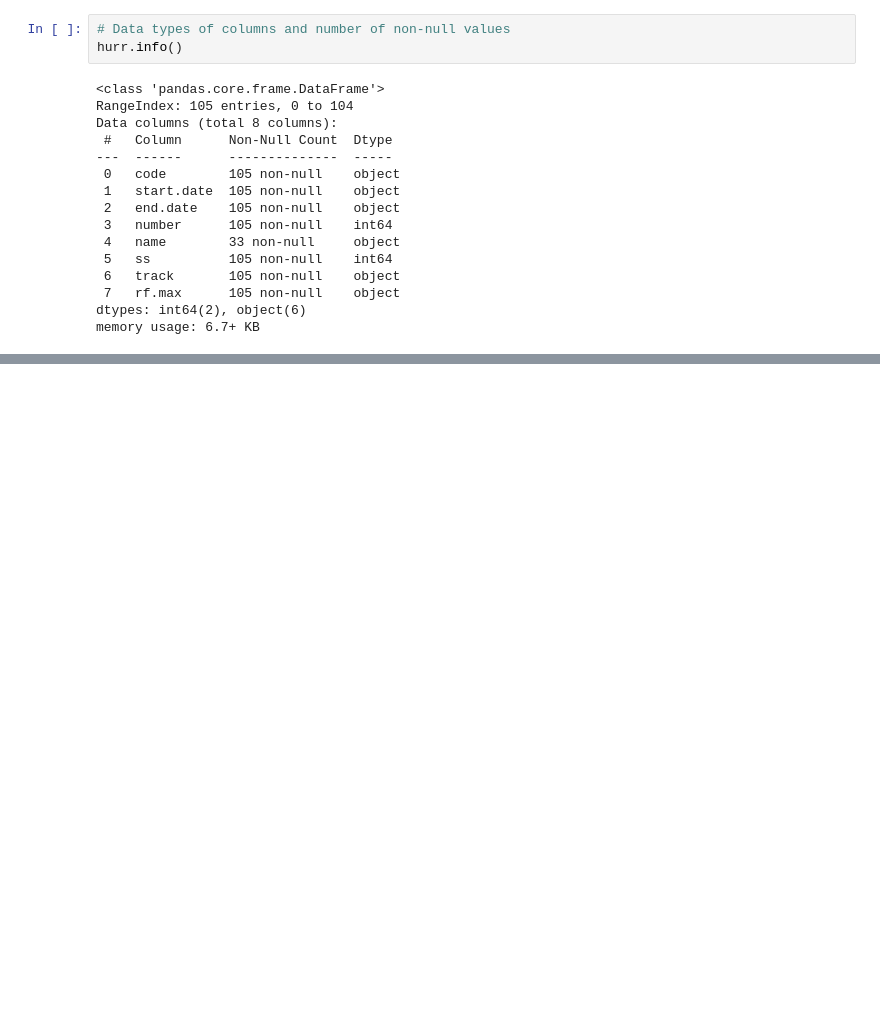
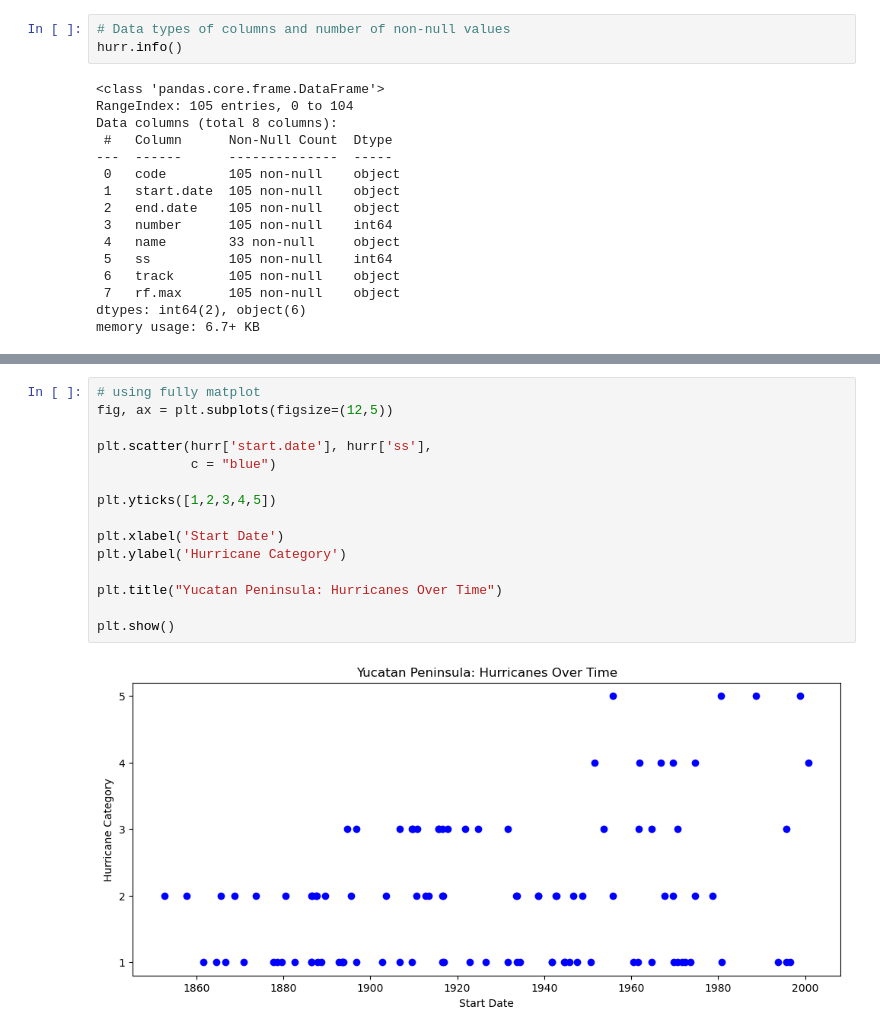
Before and after one commit to sofiasarak/eds220-sections, a Jupyter notebook: section-4-yucatan-hurricanes.ipynb, the cells around one changed output, grey strips where cells are left out. Cells and saved outputs as stored; diff of their text form; blank space fills up the shorter version.

```diff
--- a/section-4-yucatan-hurricanes.ipynb
+++ b/section-4-yucatan-hurricanes.ipynb
@@ -67,0 +198,17 @@ memory usage: 6.7+ KB
+# %%
+# using fully matplot
+fig, ax = plt.subplots(figsize=(12,5))
+
+plt.scatter(hurr['start.date'], hurr['ss'],
+            c = "blue")
+
+plt.yticks([1,2,3,4,5])
+
+plt.xlabel('Start Date')
+plt.ylabel('Hurricane Category')
+
+plt.title("Yucatan Peninsula: Hurricanes Over Time")
+
+plt.show()
+# %% [output]
+[figure, added]
```
Also changed, not shown: parts of 17 cells of this notebook.
